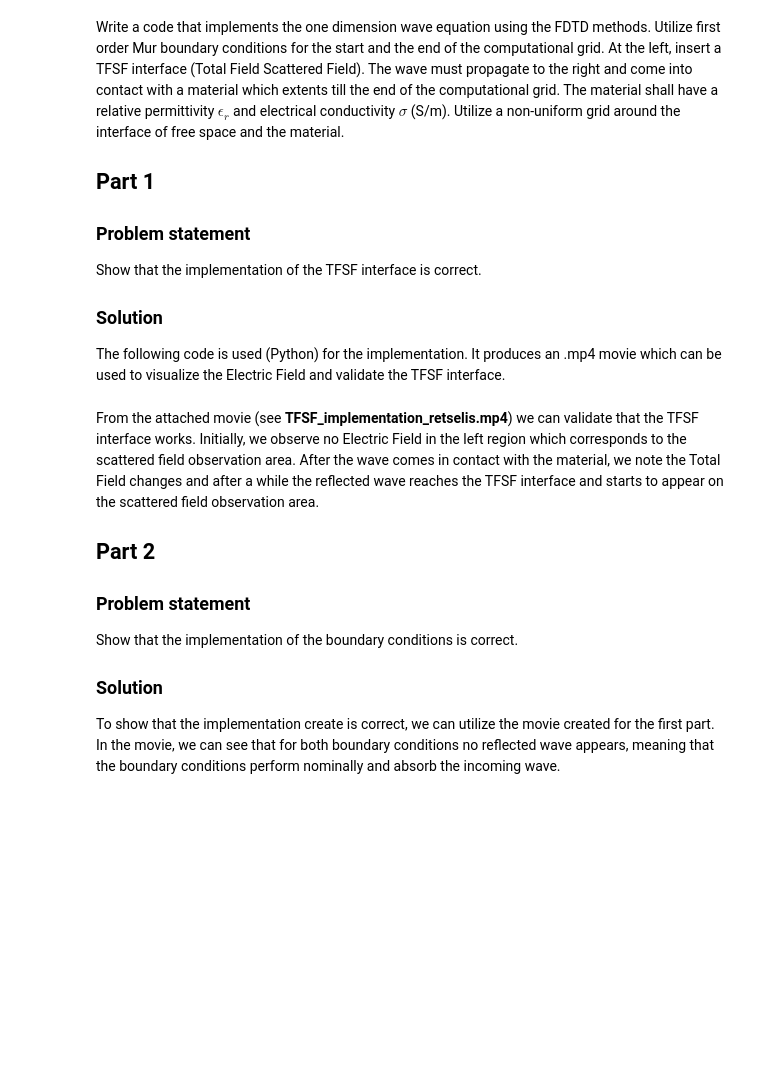
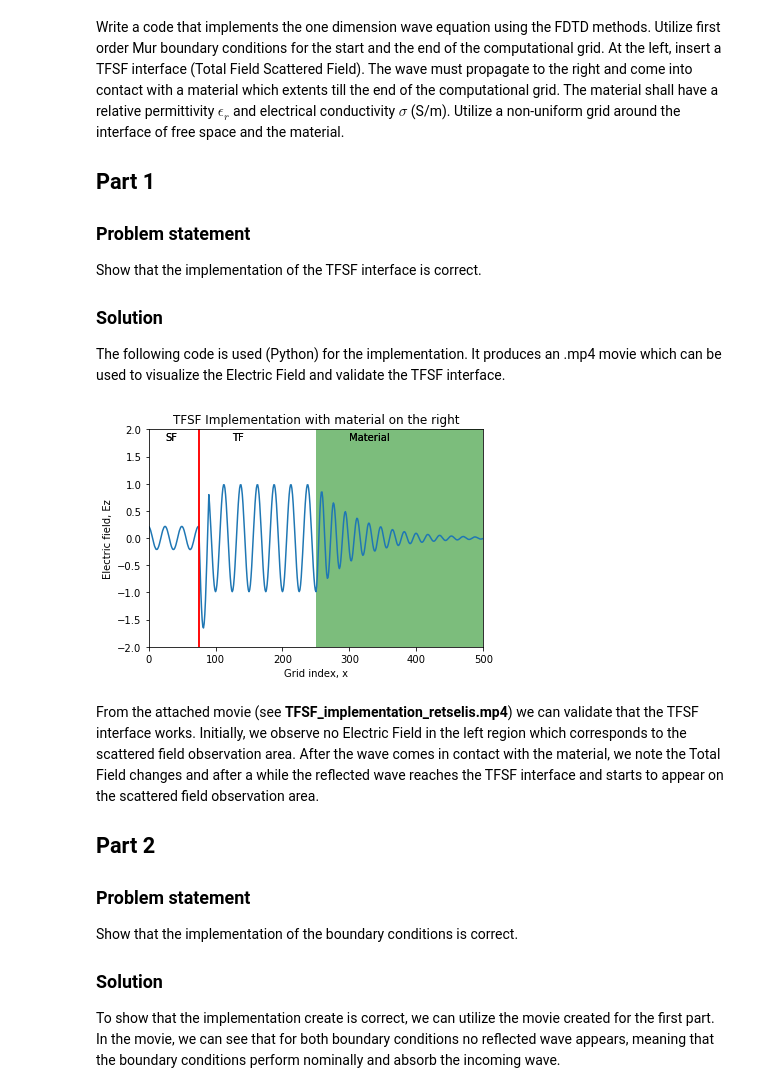
Before and after one commit to aretselis/msc-computational-physics, a Jupyter notebook: Courses/Computational Electromagnetism and Applications (ΥΦΥ203)/Problem Sets/set_3/retselis_set3.ipynb, the cells around one changed output. Drawn from its saved outputs; the diff is of its cells as text; code cells hidden in the pictures; blank space fills up the shorter version.

```diff
--- a/Courses/Computational Electromagnetism and Applications (ΥΦΥ203)/Problem Sets/set_3/retselis_set3.ipynb
+++ b/Courses/Computational Electromagnetism and Applications (ΥΦΥ203)/Problem Sets/set_3/retselis_set3.ipynb
@@ -25,6 +25,9 @@ import matplotlib.animation as animation
 # Silent run
 import warnings
 warnings.filterwarnings('ignore')
+# Make plots pretty
+from IPython.display import set_matplotlib_formats
+set_matplotlib_formats('png', 'pdf')
 
 
 def source(omega, t):
@@ -133,33 +136,35 @@ ln, = plt.plot([], [])
 
 def init():
     ax.set_xlim(0, size)
     #ax.set_ylim(-4 * pow(10,-3), 4 * pow(10,-3))
     ax.set_ylim(-2, 2)
     ax.grid()
     ax.axvline(TFSF_location, color='red')
     ax.set_title("TFSF Implementation with material on the right")
     ax.set_xlabel("Grid index, x")
     ax.set_ylabel("Electric field, Ez")
     ax.text((TFSF_location-50), 1.8, 'SF')
     ax.text((TFSF_location + 50), 1.8, 'TF')
     ax.text((material_location + 50), 1.8, 'Material')
     ax.axvspan(material_location, size, facecolor='green', alpha=0.3)
     return ln,
 
 
 def update(frame):
     xdata = np.arange(0, size, 1)
     ydata = Ez_recording[frame][:]
     ln.set_data(xdata, ydata)
     return ln,
 
 
 ani = animation.FuncAnimation(fig, update, frames=t_max,
                               init_func=init, interval=1)
 writer=animation.writers['ffmpeg'](fps=25)
 plt.ioff()
 dpi = 500
 ani.save('TFSF_implementation_retselis.mp4',writer=writer,dpi=dpi)
+# %% [output]
+[figure, added]
 # %% [markdown]
 From the attached movie (see **TFSF\_implementation\_retselis.mp4**) we can validate that the TFSF interface works. Initially, we observe no Electric Field in the left region which corresponds to the scattered field observation area. After the wave comes in contact with the material, we note the Total Field changes and after a while the reflected wave reaches the TFSF interface and starts to appear on the scattered field observation area.
 
```
Also changed, not shown: parts of 3 cells of this notebook.
